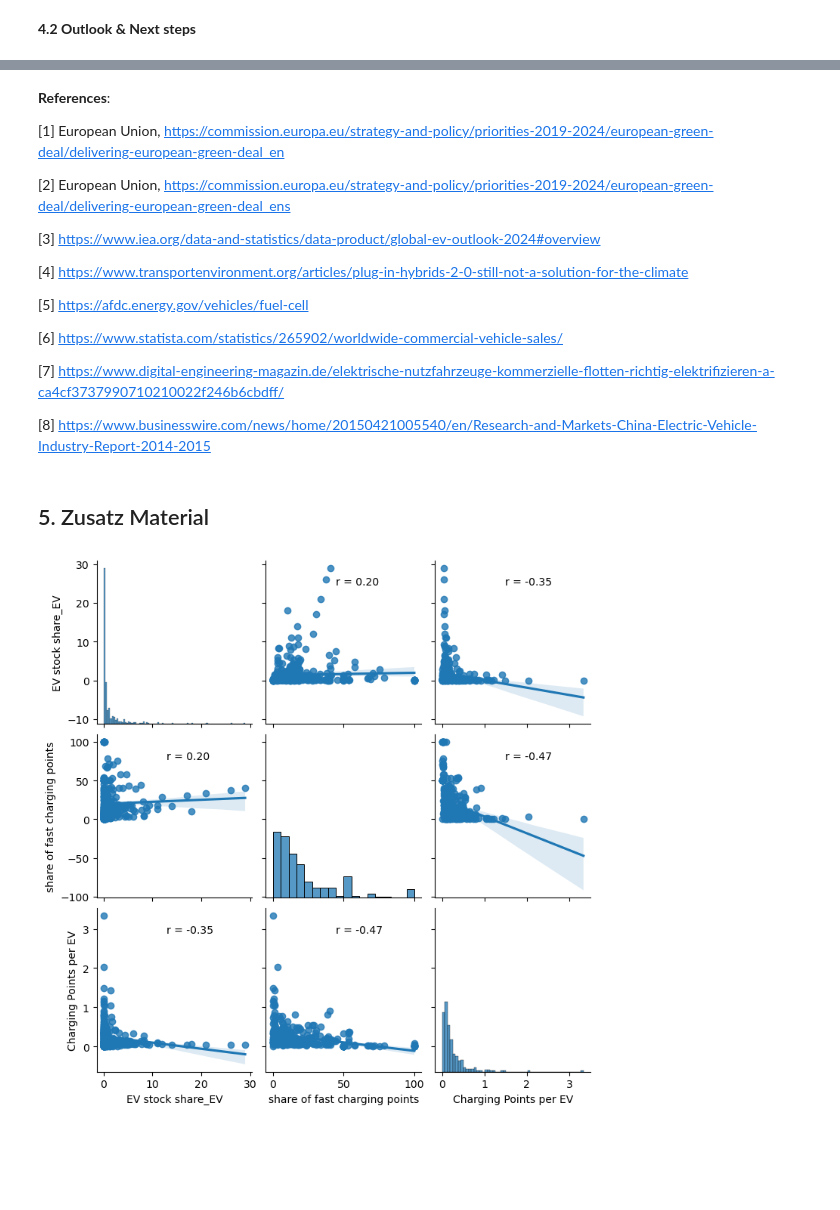
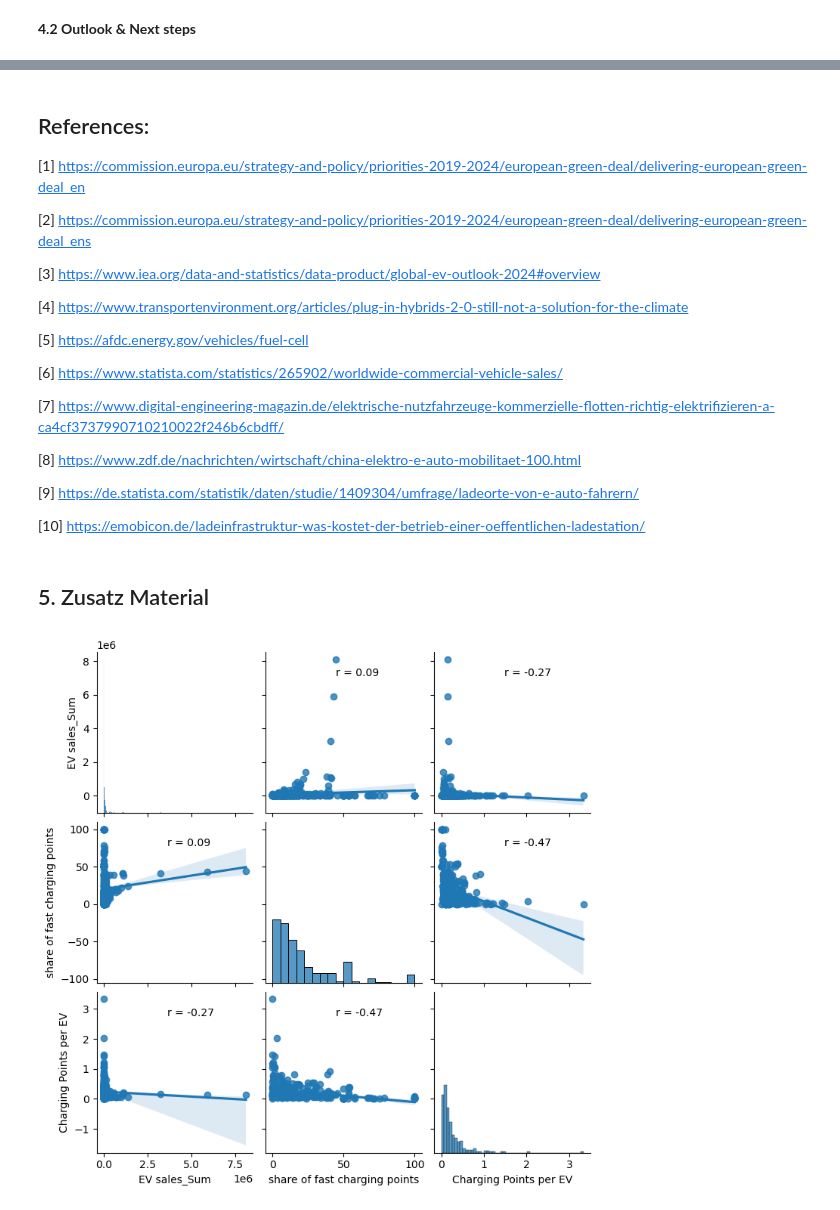
Before and after one commit to jenst0710/Electromobility-Data-Analysis, a Jupyter notebook: Capstone.ipynb, the cells around one changed output, grey strips where cells are left out. Drawn from its saved outputs; the diff is of its cells as text; code cells hidden in the pictures; blank space fills up the shorter version.

Commit message:
writing texts for data analysis

```diff
--- a/Capstone.ipynb
+++ b/Capstone.ipynb
@@ -758,0 +843,19 @@ plt.show()
+# %%
+EV_stock_2023_mode_pivot_transposed_melted=EV_stock_2023_mode_pivot_transposed.reset_index().melt(id_vars=['powertrain'], var_name='mode', value_name='Value')
+EV_stock_2023_mode_pivot_transposed_melted['EV type']= EV_stock_2023_mode_pivot_transposed_melted['mode'] + ' ' + EV_stock_2023_mode_pivot_transposed_melted['powertrain']
+EV_stock_2023_comparison=EV_stock_2023_mode_pivot_transposed_melted[EV_stock_2023_mode_pivot_transposed_melted['powertrain']!='FCEV'][['EV type', 'Value']]
+EV_stock_2023_comparison.set_index('EV type', inplace=True)
+
+fig, ax= plt.subplots (1,2, figsize=(12,5))
+
+palette_color = sns.color_palette('Paired')
+EV_stock_2023_comparison.plot(kind='pie', startangle=90, y='Value', ax=ax[0], labels=None, autopct='%1.0f%%', pctdistance=1.2, legend= True, colors=palette_color)
+ax[0].set_title('Distribution of types over the Stock of all Electric vehicles in 2023')
+
+data=EV_stock_share_h_gl[EV_stock_share_h_gl['year']==2023].sort_values(by='percent of vehicles', ascending=False)
+x='mode'
+y='percent of vehicles'
+sns.barplot(data=data, x=x, y=y, hue=x, ax=ax[1], palette='mako')
+ax[1].set_title('EV Stock share of different EV modes in 2023')
+
+plt.show()
@@ -758,0 +872,12 @@ plt.show()
+# %%
+fig, ax= plt.subplots (1,2, figsize=(14,4))
+
+EV_cars_h_countries_stock[['China', 'Europe', 'USA', 'Other countries']].plot(kind='bar', ax=ax[0], stacked='True')
+ax[0].set_title('Development of EV Stock for different regions')
+ax[0].set_ylabel('Number of vehicles')
+
+EV_cars_h_countries_stock_share[['China', 'Europe', 'USA', 'Other countries']].plot(kind='bar', ax=ax[1])
+ax[1].set_title('Development of EV Stock share for different regions')
+ax[1].set_ylabel('Precent of vehicles')
+
+plt.show()
@@ -766,9 +911,9 @@ plt.show()
 # %% [markdown]
-**References**:
+## References:
 
-[1] European Union, https://commission.europa.eu/strategy-and-policy/priorities-2019-2024/european-green-deal/delivering-european-green-deal_en
+[1] https://commission.europa.eu/strategy-and-policy/priorities-2019-2024/european-green-deal/delivering-european-green-deal_en
 
-[2] European Union, https://commission.europa.eu/strategy-and-policy/priorities-2019-2024/european-green-deal/delivering-european-green-deal_ens
+[2] https://commission.europa.eu/strategy-and-policy/priorities-2019-2024/european-green-deal/delivering-european-green-deal_ens
 
 [3] https://www.iea.org/data-and-statistics/data-product/global-ev-outlook-2024#overview
 
@@ -780,7 +925,11 @@ plt.show()
 
 [7] https://www.digital-engineering-magazin.de/elektrische-nutzfahrzeuge-kommerzielle-flotten-richtig-elektrifizieren-a-ca4cf3737990710210022f246b6cbdff/
 
-[8] https://www.businesswire.com/news/home/20150421005540/en/Research-and-Markets-China-Electric-Vehicle-Industry-Report-2014-2015
+[8] https://www.zdf.de/nachrichten/wirtschaft/china-elektro-e-auto-mobilitaet-100.html
+
+[9] https://de.statista.com/statistik/daten/studie/1409304/umfrage/ladeorte-von-e-auto-fahrern/
+
+[10] https://emobicon.de/ladeinfrastruktur-was-kostet-der-betrieb-einer-oeffentlichen-ladestation/
 # %% [markdown]
 ## 5. Zusatz Material
 # %%
@@ -801,12 +950,12 @@ def show_corr(x, y, **kwargs):
 # %%
 # Show scatterplots with linear regression lines and Pearson's correlation coefficient for each
 # pair of statistics
 sns.pairplot(
-    data=EV_cars_h_countries[['EV stock share_EV', 'share of fast charging points', 'Charging Points per EV']],
+    data=EV_cars_h_countries[['EV sales_Sum', 'share of fast charging points', 'Charging Points per EV']],
     kind='reg'
 ).map_offdiag(show_corr);
 # %% [output]
-[figure, old version]
+[figure, new version]
 # %%
 # Charging points correlation in 2023 for different regions
 # EV Sales & Stock: Top Countries in 2023
```
Also changed, not shown: parts of 35 cells of this notebook.
